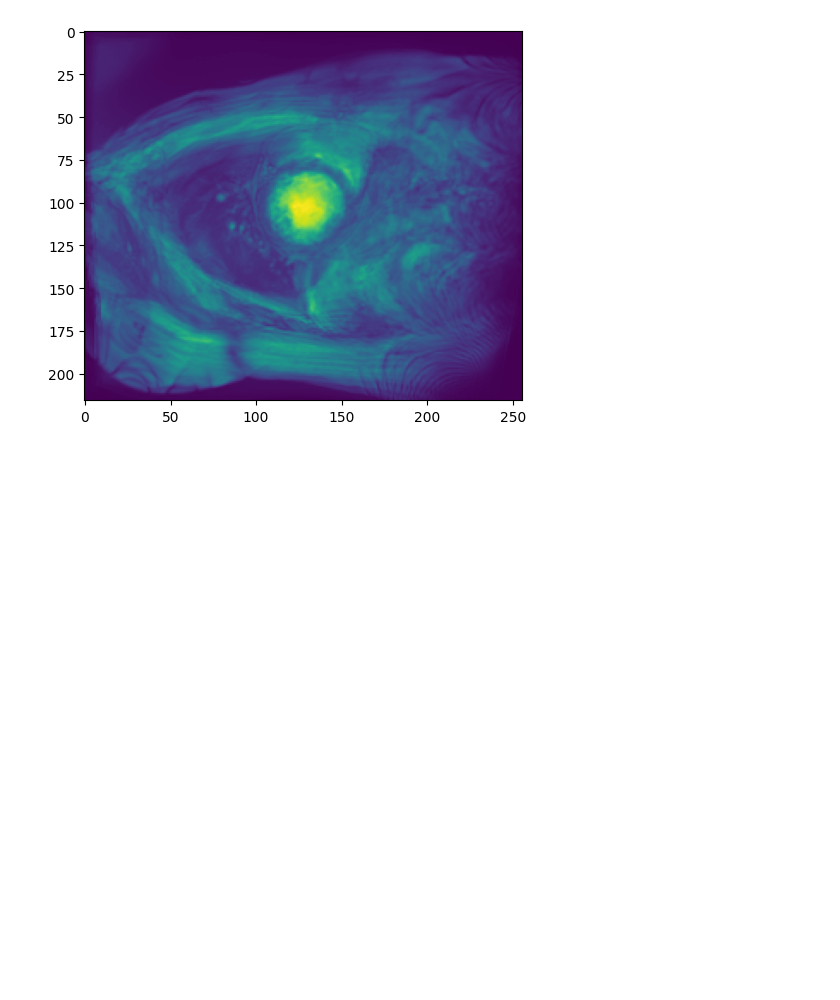
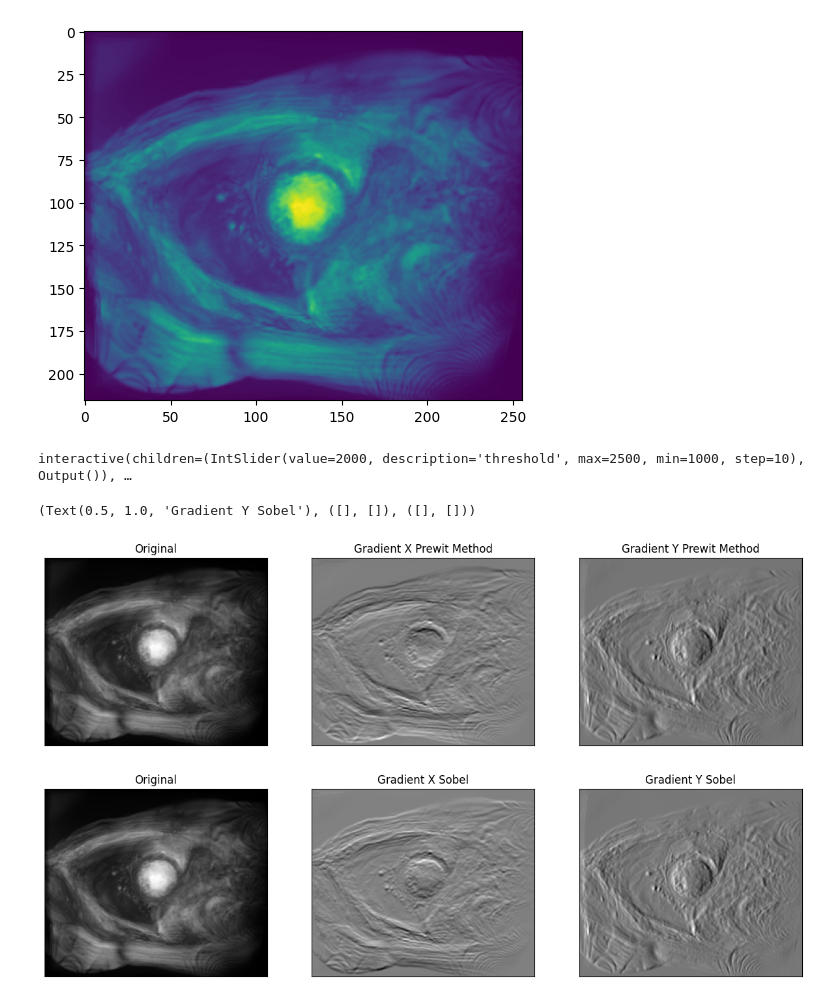
Before and after one commit to Bastaxeloux/proj3dt, a Jupyter notebook: ebauche.ipynb, the cells around one changed output. Drawn from its saved outputs; the diff is of its cells as text; code cells hidden in the pictures; blank space fills up the shorter version.

```diff
--- a/ebauche.ipynb
+++ b/ebauche.ipynb
@@ -75,4 +94,60 @@ plt.imshow(mag[:,:,0])
 pre_image = mag[:,:,0]
 # %% [output]
 [figure]
+# %%
+# Que se passe t'il si on fait un seuillage ? Ou un filtrage ?
+
+# 1. Seuillage
+threshold = filters.threshold_otsu(pre_image)
+test = pre_image > threshold
+# plt.imshow(test)
+
+def image_seuillee(image, tresh=0):
+    if tresh == 0:
+        tresh = filters.threshold_otsu(image)
+    im_seuil = image > tresh
+    return im_seuil
+
+# On veut pouvoir régler le seuil de manière dynamique
+# On va donc utiliser un slider
+def interact_seuil(threshold):
+    img_seuil = pre_image > threshold
+    plt.imshow(img_seuil)
+
+interact(interact_seuil, threshold=widgets.IntSlider(min=1000, max=2500, step=10, value=2000))
+
+img_seuil = pre_image > 1850
+# %% [output]
+interactive(children=(IntSlider(value=2000, description='threshold', max=2500, min=1000, step=10), Output()), …
+# %%
+# 2. Gradient detection
+
+kernelx = np.array([[1,1,1],[0,0,0],[-1,-1,-1]])
+kernely = np.array([[-1,0,1],[-1,0,1],[-1,0,1]])
+
+gradx = cv.filter2D(pre_image,-1,kernelx)
+grady = cv.filter2D(pre_image,-1,kernely)
+
+fig = plt.figure(figsize=(15,5))
+plt.subplot(1,3,1),plt.imshow(pre_image,cmap = 'gray')
+plt.title('Original'), plt.xticks([]), plt.yticks([])
+plt.subplot(1,3,2),plt.imshow(gradx,cmap = 'gray')
+plt.title('Gradient X Prewit Method'), plt.xticks([]), plt.yticks([])
+plt.subplot(1,3,3),plt.imshow(grady,cmap = 'gray')
+plt.title('Gradient Y Prewit Method'), plt.xticks([]), plt.yticks([])
+
+sobelx = cv.Sobel(pre_image,cv.CV_64F,0,1)
+sobely = cv.Sobel(pre_image,cv.CV_64F,1,0)
+
+fig = plt.figure(figsize=(15,5))
+plt.subplot(1,3,1),plt.imshow(pre_image,cmap = 'gray')
+plt.title('Original'), plt.xticks([]), plt.yticks([])
+plt.subplot(1,3,2),plt.imshow(sobelx,cmap = 'gray')
+plt.title('Gradient X Sobel'), plt.xticks([]), plt.yticks([])
+plt.subplot(1,3,3),plt.imshow(sobely,cmap = 'gray')
+plt.title('Gradient Y Sobel'), plt.xticks([]), plt.yticks([])
+# %% [output]
+(Text(0.5, 1.0, 'Gradient Y Sobel'), ([], []), ([], []))
+[figure, added]
+[figure, added]
 # %%
```
Also changed, not shown: parts of 17 cells of this notebook.
